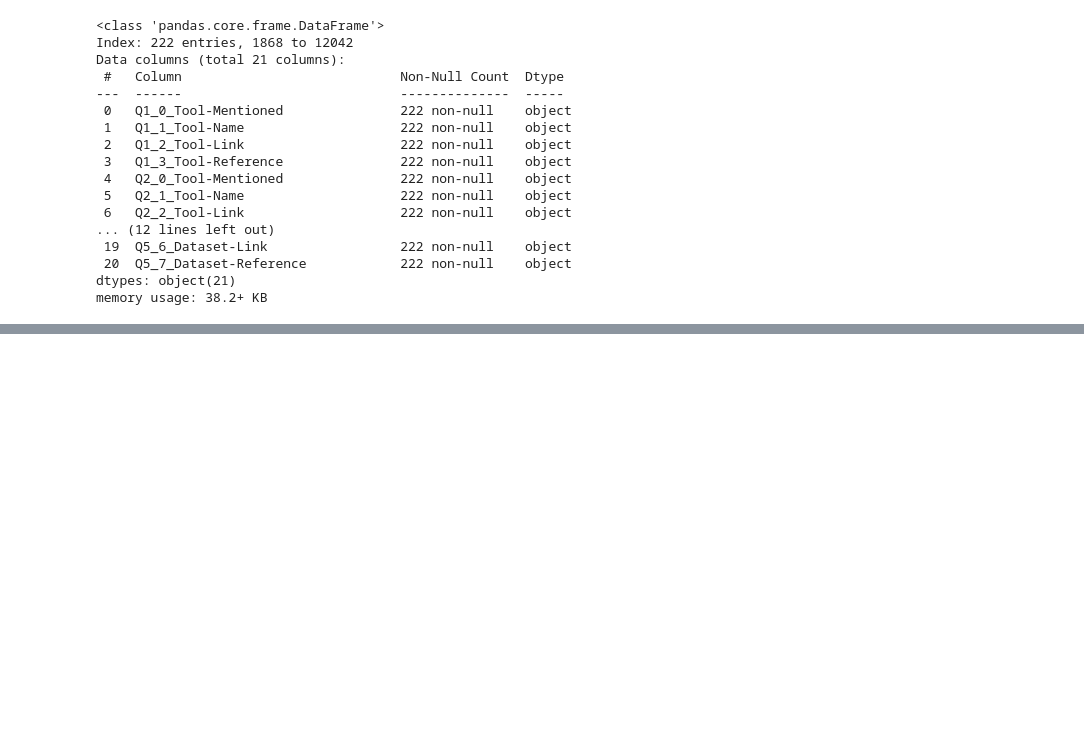
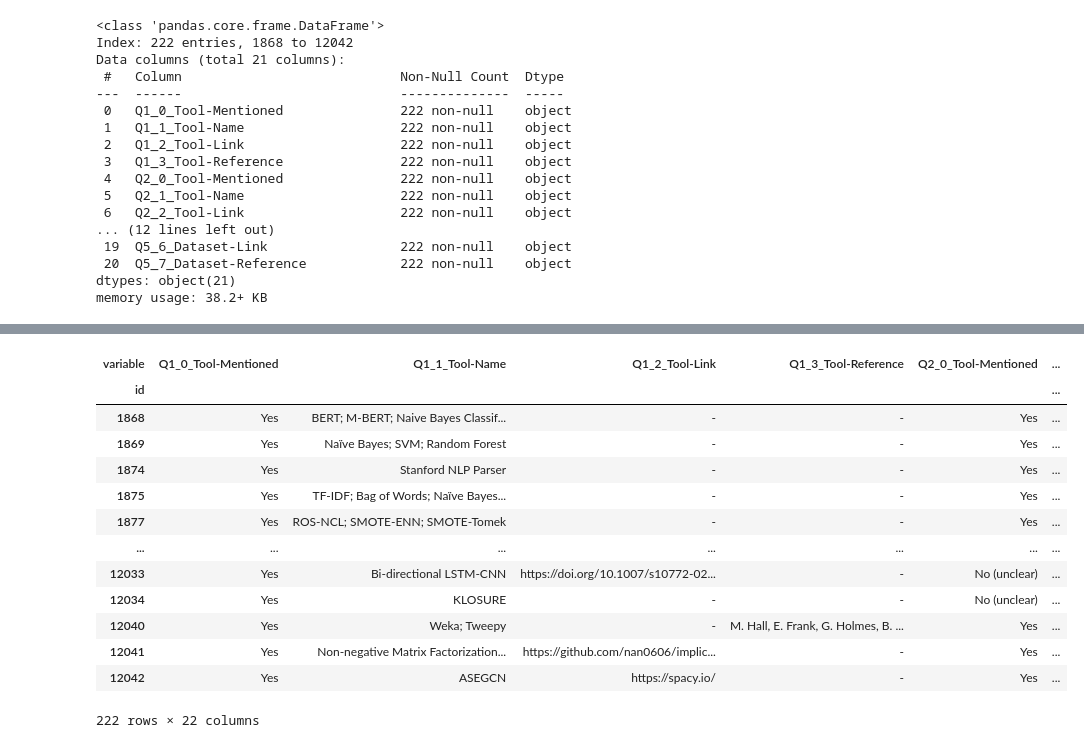
Before and after one commit to JBGruber/opinion-wg2, a Jupyter notebook: analysis_visualization/visualization2_olya.ipynb, the cells around one changed output, grey strips where cells are left out. Cells and saved outputs as stored; diff of their text form; code cells hidden in the pictures; blank space fills up the shorter version.

```diff
--- a/analysis_visualization/visualization2_olya.ipynb
+++ b/analysis_visualization/visualization2_olya.ipynb
@@ -139,0 +147,18 @@ Counter(subdomains).most_common()
+# %%
+import re
+df_t=df_rel.pivot(index='id', columns='variable', values='result')
+
+clean_dict_source={"online news": "media",
+                   re.escape(" (e.g., semeval2013)"): "",
+                   re.escape(" (semeval-2017 task 4)"): "",
+                   "microblog message":"social media",
+                   re.escape("media outlets"):"media",
+                   "news headline": "media",
+                   "online news outlets":"media",
+                   "patient reported outcome measures":"other (patient reported outcome measures)"}
+df_t.loc[:,"Q5_1_Data-Source"]=df_t['Q5_1_Data-Source'].str.lower().replace(clean_dict_source, regex=True)
+df_t.loc[:,"Q5_1_Data-Source_Other"]=df_t['Q5_1_Data-Source'].apply(lambda x: re.search(r'\((.*?)\)',
+                                                                                        x).group(1) if "other (" in x else "-")
+df_t.loc[:,"Q5_1_Data-Source"]=df_t["Q5_1_Data-Source"].str.replace(r'\s+\([^()]*\)$', '', regex=True)
+
+df_t.loc[:,"Q5_1_Data-Source"]=df_t["Q5_1_Data-Source"].str.replace("media outlets","media")
@@ -174,0 +255,17 @@ plt.xticks(rotation=45, ha='right');
+# %%
+df_t
+# %% [output]
+| variable | Q1_0_Tool-Mentioned | Q1_1_Tool-Name | Q1_2_Tool-Link | Q1_3_Tool-Reference | Q2_0_Tool-Mentioned | ... |
+| id |  |  |  |  |  | ... |
+| 1868 | Yes | BERT; M-BERT; Naive Bayes Classif... | - | - | Yes | ... |
+| 1869 | Yes | Naïve Bayes; SVM; Random Forest | - | - | Yes | ... |
+| 1874 | Yes | Stanford NLP Parser | - | - | Yes | ... |
+| 1875 | Yes | TF-IDF; Bag of Words; Naïve Bayes... | - | - | Yes | ... |
+| 1877 | Yes | ROS-NCL; SMOTE-ENN; SMOTE-Tomek | - | - | Yes | ... |
+| ... | ... | ... | ... | ... | ... | ... |
+| 12033 | Yes | Bi-directional LSTM-CNN | https://doi.org/10.1007/s10772-02... | - | No (unclear) | ... |
+| 12034 | Yes | KLOSURE | - | - | No (unclear) | ... |
+| 12040 | Yes | Weka; Tweepy | - | M. Hall, E. Frank, G. Holmes, B. ... | Yes | ... |
+| 12041 | Yes | Non-negative Matrix Factorization... | https://github.com/nan0606/implic... | - | Yes | ... |
+| 12042 | Yes | ASEGCN | https://spacy.io/ | - | Yes | ... |
+222 rows × 22 columns
```
Also changed, not shown: parts of 10 cells of this notebook.
